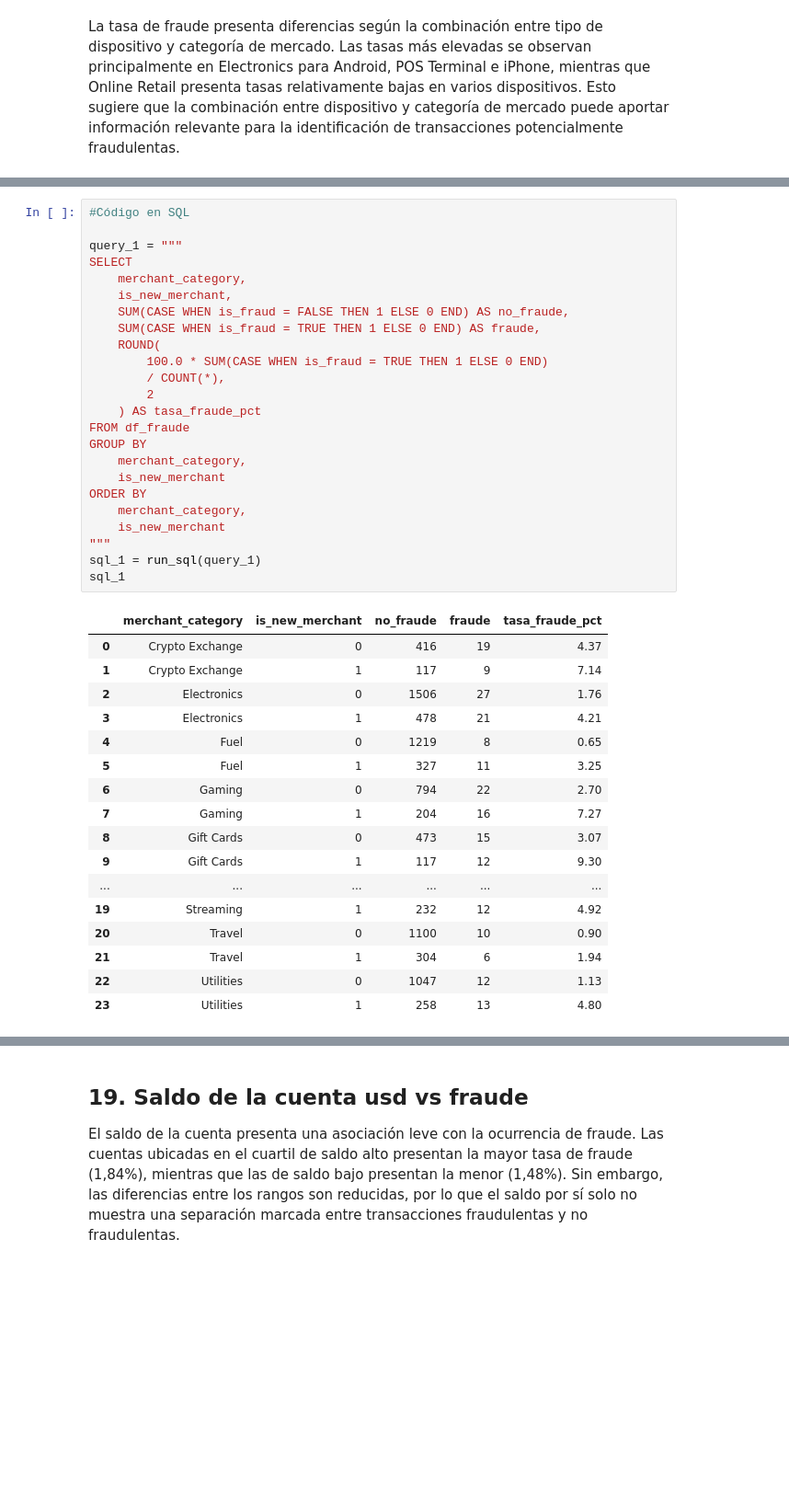
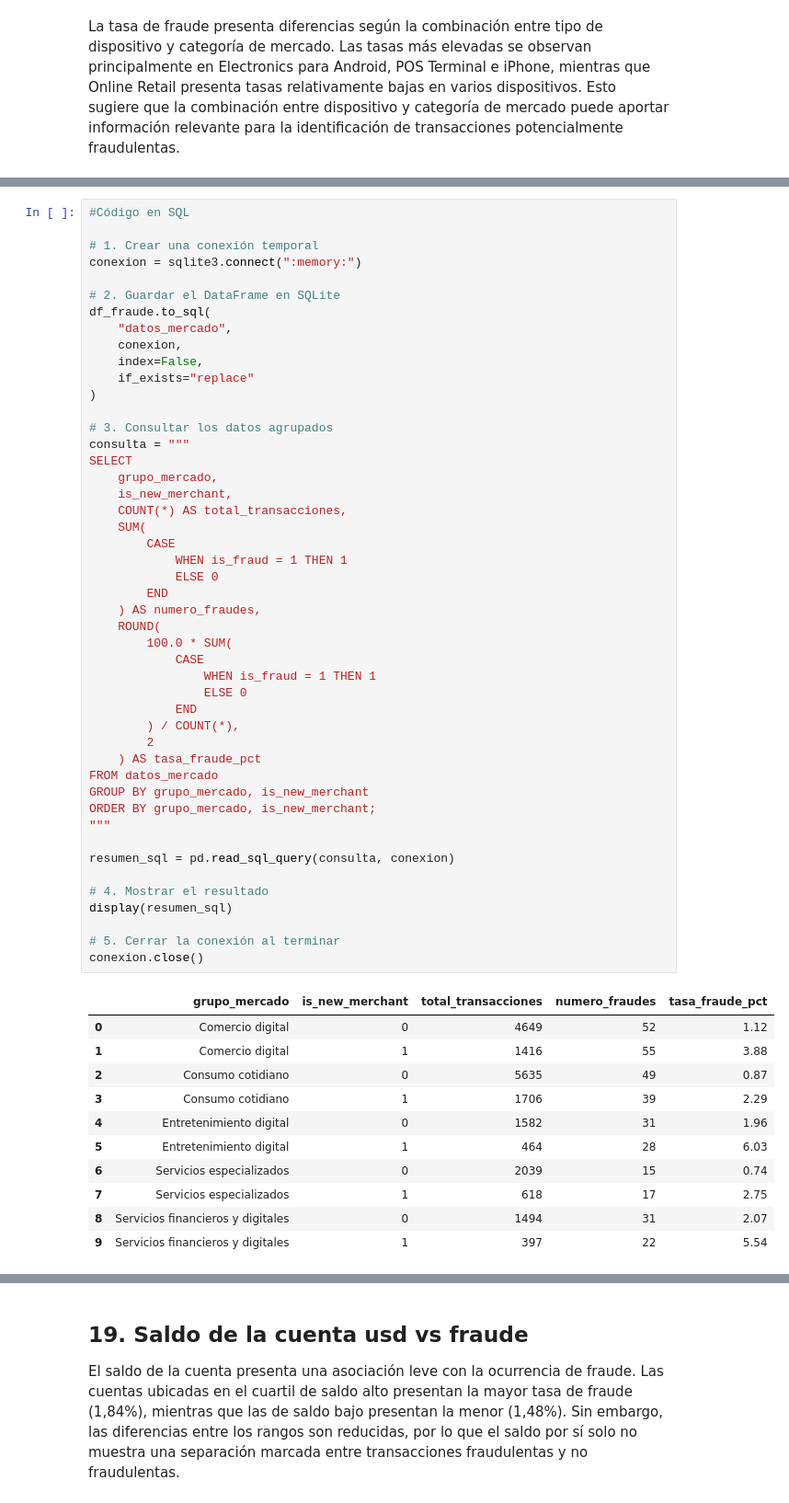
Before and after one commit to nashlypilar-collab/Intro_ciencia_tarea_grupo, a Jupyter notebook: FraudesTDC.ipynb, the cells around one changed output, grey strips where cells are left out. Shown at 92% size. Saved outputs shown, nothing was run; the diff lists cells and outputs as text; blank space fills up the shorter version.

```diff
--- a/FraudesTDC.ipynb
+++ b/FraudesTDC.ipynb
@@ -1705,42 +2007,59 @@ tabla_new_merchant
 # %%
 #Código en SQL
 
-query_1 = """
+# 1. Crear una conexión temporal
+conexion = sqlite3.connect(":memory:")
+
+# 2. Guardar el DataFrame en SQLite
+df_fraude.to_sql(
+    "datos_mercado",
+    conexion,
+    index=False,
+    if_exists="replace"
+)
+
+# 3. Consultar los datos agrupados
+consulta = """
 SELECT
-    merchant_category,
+    grupo_mercado,
     is_new_merchant,
-    SUM(CASE WHEN is_fraud = FALSE THEN 1 ELSE 0 END) AS no_fraude,
-    SUM(CASE WHEN is_fraud = TRUE THEN 1 ELSE 0 END) AS fraude,
+    COUNT(*) AS total_transacciones,
+    SUM(
+        CASE
+            WHEN is_fraud = 1 THEN 1
+            ELSE 0
+        END
+    ) AS numero_fraudes,
     ROUND(
-        100.0 * SUM(CASE WHEN is_fraud = TRUE THEN 1 ELSE 0 END)
-        / COUNT(*),
+        100.0 * SUM(
+            CASE
+                WHEN is_fraud = 1 THEN 1
+                ELSE 0
+            END
+        ) / COUNT(*),
         2
     ) AS tasa_fraude_pct
-FROM df_fraude
-GROUP BY
-    merchant_category,
-    is_new_merchant
-ORDER BY
-    merchant_category,
-    is_new_merchant
+FROM datos_mercado
+GROUP BY grupo_mercado, is_new_merchant
+ORDER BY grupo_mercado, is_new_merchant;
 """
-sql_1 = run_sql(query_1)
-sql_1
+
+resumen_sql = pd.read_sql_query(consulta, conexion)
+
+# 4. Mostrar el resultado
+display(resumen_sql)
+
+# 5. Cerrar la conexión al terminar
+conexion.close()
 # %% [output]
-|  | merchant_category | is_new_merchant | no_fraude | fraude | tasa_fraude_pct |
-| 0 | Crypto Exchange | 0 | 416 | 19 | 4.37 |
-| 1 | Crypto Exchange | 1 | 117 | 9 | 7.14 |
-| 2 | Electronics | 0 | 1506 | 27 | 1.76 |
-| 3 | Electronics | 1 | 478 | 21 | 4.21 |
-| 4 | Fuel | 0 | 1219 | 8 | 0.65 |
-| 5 | Fuel | 1 | 327 | 11 | 3.25 |
-| 6 | Gaming | 0 | 794 | 22 | 2.70 |
-| 7 | Gaming | 1 | 204 | 16 | 7.27 |
-| 8 | Gift Cards | 0 | 473 | 15 | 3.07 |
-| 9 | Gift Cards | 1 | 117 | 12 | 9.30 |
-| ... | ... | ... | ... | ... | ... |
-| 19 | Streaming | 1 | 232 | 12 | 4.92 |
-| 20 | Travel | 0 | 1100 | 10 | 0.90 |
-| 21 | Travel | 1 | 304 | 6 | 1.94 |
-| 22 | Utilities | 0 | 1047 | 12 | 1.13 |
-| 23 | Utilities | 1 | 258 | 13 | 4.80 |
+|  | grupo_mercado | is_new_merchant | total_transacciones | numero_fraudes | tasa_fraude_pct |
+| 0 | Comercio digital | 0 | 4649 | 52 | 1.12 |
+| 1 | Comercio digital | 1 | 1416 | 55 | 3.88 |
+| 2 | Consumo cotidiano | 0 | 5635 | 49 | 0.87 |
+| 3 | Consumo cotidiano | 1 | 1706 | 39 | 2.29 |
+| 4 | Entretenimiento digital | 0 | 1582 | 31 | 1.96 |
+| 5 | Entretenimiento digital | 1 | 464 | 28 | 6.03 |
+| 6 | Servicios especializados | 0 | 2039 | 15 | 0.74 |
+| 7 | Servicios especializados | 1 | 618 | 17 | 2.75 |
+| 8 | Servicios financieros y digitales | 0 | 1494 | 31 | 2.07 |
+| 9 | Servicios financieros y digitales | 1 | 397 | 22 | 5.54 |
```
Also changed, not shown: parts of 59 cells of this notebook.
